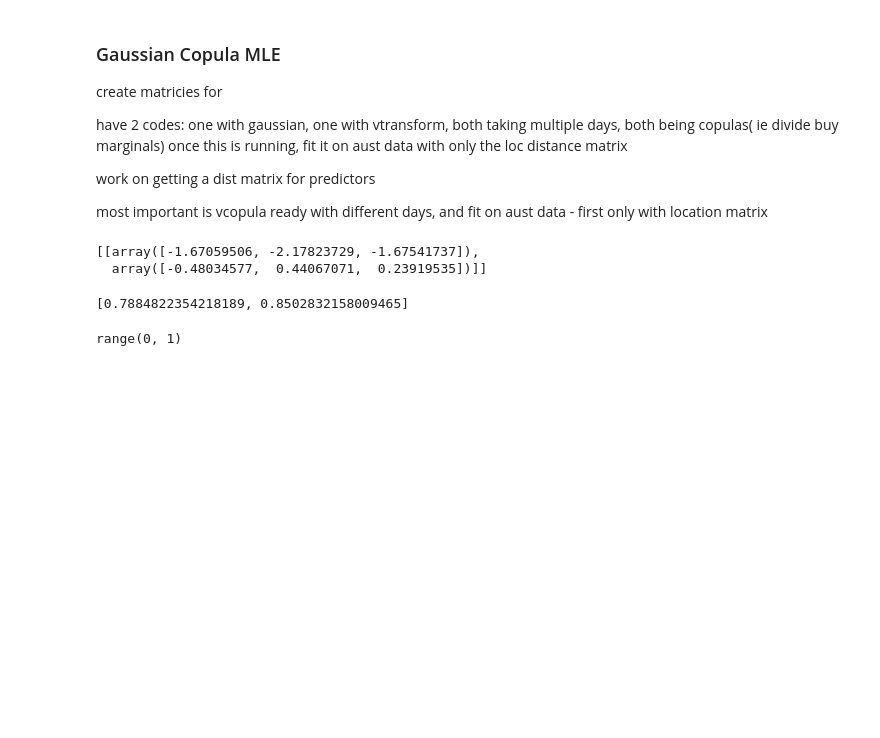
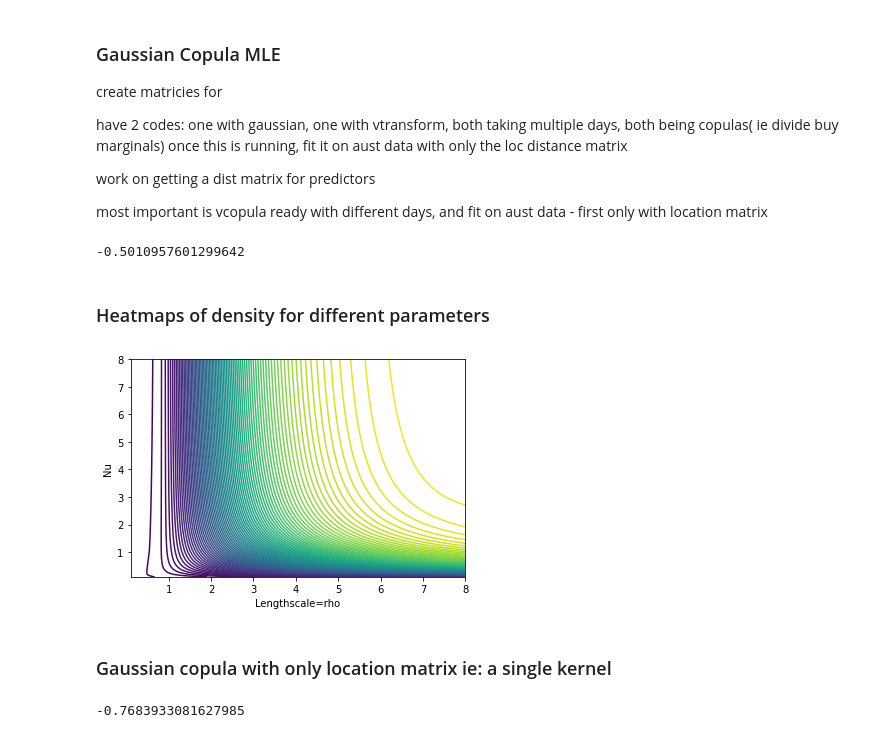
Before and after one commit to Huk-David/SpaDep_VCop, a Jupyter notebook: Gaussia_copula.ipynb, the cells around one changed output. Drawn from its saved outputs; the diff is of its cells as text; code cells hidden in the pictures; blank space fills up the shorter version.

```diff
--- a/Gaussia_copula.ipynb
+++ b/Gaussia_copula.ipynb
@@ -67,7 +68,7 @@ class mvnorm():
             nll+= scs.multivariate_normal.logpdf(obs,mean=self.mean,cov=cov_mat)
         return -nll
 # %%
-
+# sim and nll work, but not correct nll
 class norm_cop():
 
     def __init__(self,L=np.array([[0,1,1],[1,0,1],[1,1,0]]),X=[np.array([[0,2,3],[2,0,4],[3,4,0]])]):
@@ -78,6 +79,7 @@ class norm_cop():
         self.N=L.shape[0]
         self.L=L
         self.X_all=X
+        self.T=len(X)
 
     def sim(self,theta,draws=3,as_x=True):
         '''
@@ -90,33 +92,30 @@ class norm_cop():
             return [[scs.multivariate_normal.rvs(mean=np.zeros(self.N),cov=cov_mat) for i in range(draws) ] for cov_mat in cov_mat_all ]
         if as_x==False:
             Us=[[np.zeros(self.N) for i in range(draws)] for cov_mat in cov_mat_all ]
-            print(Us)
             for day,cov_mat in enumerate(cov_mat_all):
                 for i in range(draws):
-                    Us[i][day]=[scs.multivariate_normal.cdf(y,mean=0,cov=cov_mat[idx,idx]) for idx,y in enumerate(scs.multivariate_normal.rvs(mean=np.zeros(self.N),cov=cov_mat))]
+                    Us[day][i]=[scs.multivariate_normal.cdf(y,mean=0,cov=cov_mat[idx,idx]) for idx,y in enumerate(scs.multivariate_normal.rvs(mean=np.zeros(self.N),cov=cov_mat))]
             return Us
 
 
-    def nll(self,theta,data):
-        #data is an array with multiple sets of joint realistaions
-        #theta=[sigma,p0,v0,p1,v1]
-        cov_mat=Matern(length_scale=theta[1],nu=theta[2]).__call__(self.L)* Matern(length_scale=theta[3],nu=theta[4]).__call__(self.L) *np.power(theta[0],2)
-        #and  theta[indexes]
+    def nll(self,theta,data,test_sim=False):
+        '''
+        theta: [sigma,p0,v0,p1,v1] vector of parameters for the Matern Kernel
+        data: [[u1,..,un],...,[...]] one set of (n: one for each location) us for each day 1 to T (T is the number of predictor matricies).
+        '''
         nll=0
-        for obs in data:
-            nll+= scs.multivariate_normal.logpdf(obs,mean=self.mean,cov=cov_mat)
+        for day in range(self.T):
+            #covariance matrix
+            cov_mat=Matern(length_scale=theta[1],nu=theta[2]).__call__(self.L)* Matern(length_scale=theta[3],nu=theta[4]).__call__(self.X_all[day]) *np.power(theta[0],2)
+            #nll for the copula density: joint and marginals
+            nll+=scs.multivariate_normal.logpdf([scs.norm.ppf(obs,loc=0,scale=cov_mat[idx,idx]) for idx,obs in enumerate(data[day])],mean=np.zeros(self.N),cov=cov_mat)
+            nll+=-np.sum([scs.norm.logpdf(obs,loc=0,scale=cov_mat[idx,idx]) for idx,obs in enumerate(data[day])])
         return -nll
 # %%
-norm_cop(X=[np.array([[0,2,3],[2,0,i+1],[3,i+1,0]]) for i in range(1)]).sim([1,2,3,4,5,6,7],draws=2,as_x=True)
+#checking if sim and nll work:
+test_data=norm_cop(X=[np.array([[0,2,3],[2,0,i+1],[3,i+1,0]]) for i in range(1)]).sim([1,2,3,4,5],draws=2000,as_x=False)[0]
+norm_cop(X=[np.array([[0,2,3],[2,0,i+1],[3,i+1,0]]) for i in range(1)]).nll([1,2,3,4,5],test_data)
 # %% [output]
-[[array([-1.67059506, -2.17823729, -1.67541737]),
-  array([-0.48034577,  0.44067071,  0.23919535])]]
+-0.5010957601299642
-# %%
-pog=scs.multivariate_normal.rvs(mean=[0,0],cov=np.matrix([[1,0],[0,1]]))
-[scs.multivariate_normal.cdf(pog[k],mean=[0,0][k],cov=np.matrix([[1,0],[0,1]])[k,k]) for k in range(len(pog))]
-# %% [output]
-[0.7884822354218189, 0.8502832158009465]
-# %%
-range(1)
-# %% [output]
-range(0, 1)
+# %% [markdown]
+### Heatmaps of density for different parameters
@@ -122,0 +127,20 @@ range(0, 1)
+# %%
+data=norm_cop(X=[np.array([[0,2,3],[2,0,i+1],[3,i+1,0]]) for i in range(1)]).sim([1,2,3,4,5],draws=20,as_x=False)[0]
+
+x_val=np.linspace(0.1, 8, 90)
+y_val=np.linspace(0.1 ,8, 90)
+X,Y =np.meshgrid(x_val,y_val)
+Z=np.zeros(X.shape)
+for i in range(Z.shape[0]):
+    for j in range(Z.shape[1]):
+        Z[i,j]=norm_cop(X=[np.array([[0,2,3],[2,0,i+1],[3,i+1,0]]) for i in range(1)]).nll([1,2,3,X[i,j],Y[i,j]],test_data)
+# %%
+
+plt.contour(X,Y,-Z,100,color='viridis')
+plt.xlabel('Lengthscale=rho')
+plt.ylabel('Nu')
+plt.show()
+# %% [output]
+[figure, added]
+# %% [markdown]
+### Gaussian copula with only location matrix ie: a single kernel
@@ -122,0 +187,6 @@ range(0, 1)
+# %%
+#it can simulate and evalue the nll
+data2=norm_cop_loconly().sim([1,2,3],draws=3,as_x=False)
+norm_cop_loconly().nll([1,2,3],data2)
+# %% [output]
+-0.7683933081627985
```
Also changed, not shown: parts of 5 cells of this notebook, 1 other file.
